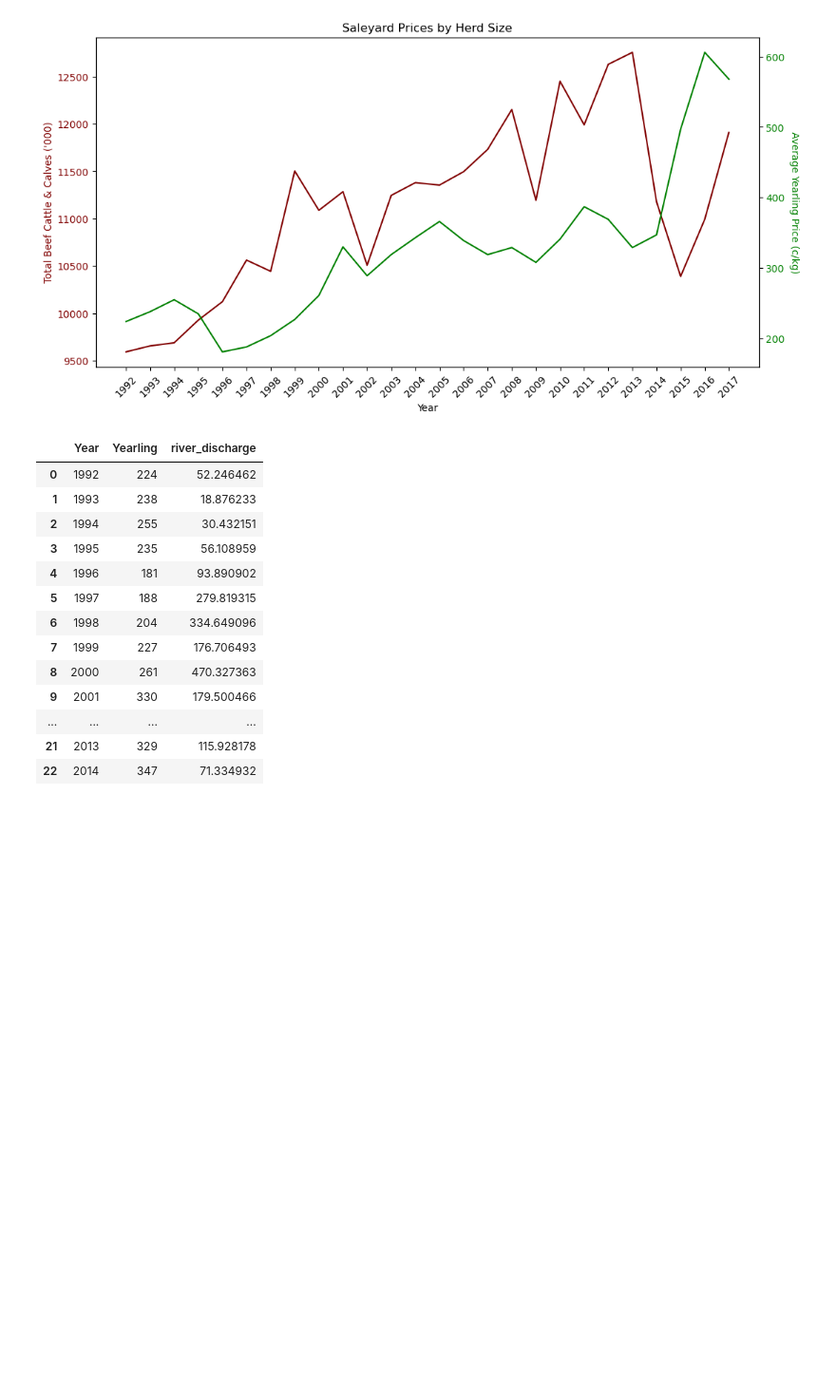
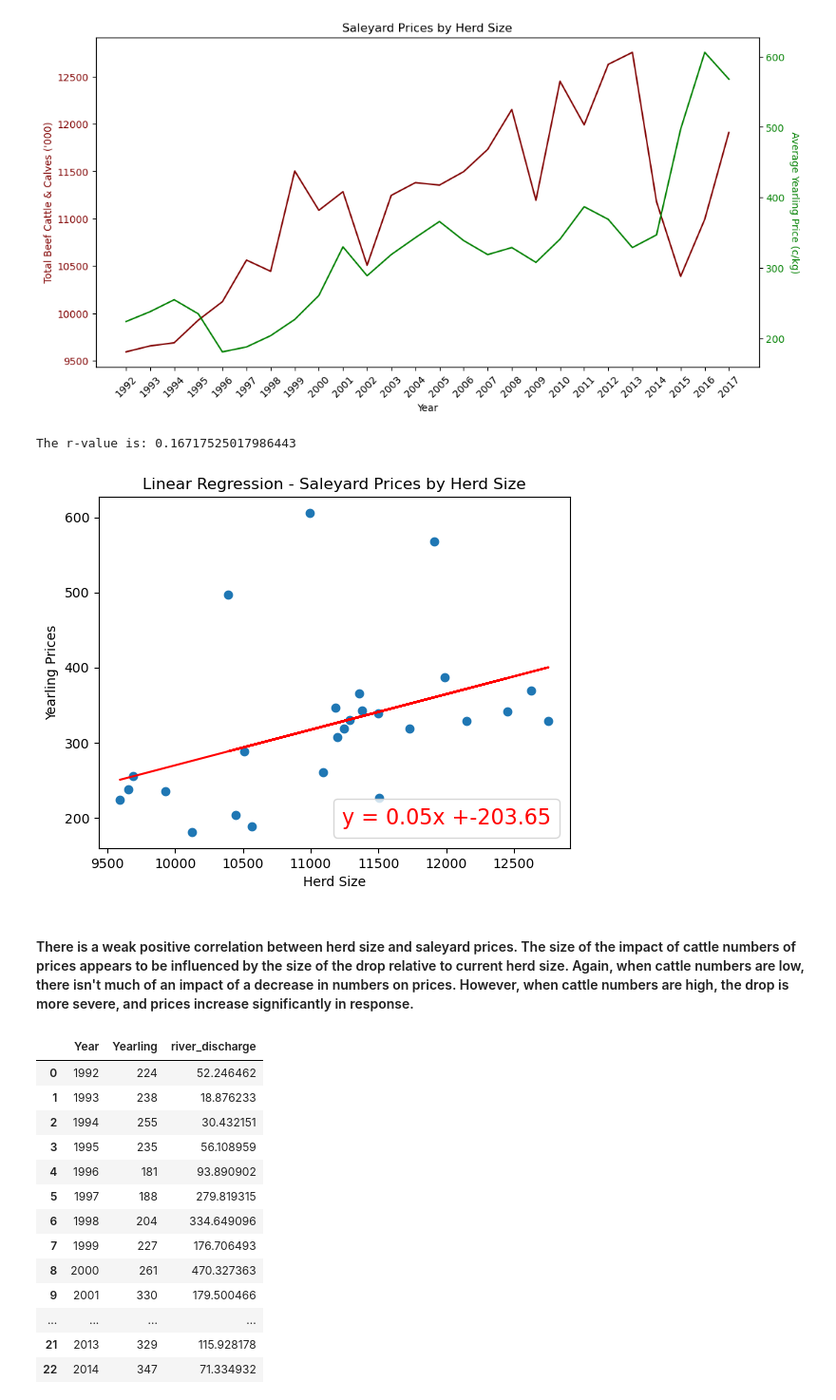
Before and after one commit to tpisel/flood-analysis, a Jupyter notebook: question_anna.ipynb, the cells around one changed output. Shown at 95% size. Saved outputs shown, nothing was run; the diff lists cells and outputs as text; code cells hidden in the pictures; blank space fills up the shorter version.

```diff
--- a/question_anna.ipynb
+++ b/question_anna.ipynb
@@ -580,6 +637,24 @@ fig.tight_layout()
 plt.show()
 # %% [output]
 [figure]
+# %%
+x_figures_prices = herd_vs_price["Queensland"]
+y_figures_prices = herd_vs_price["Yearling"]
+(slope, intercept, rvalue, pvalue, stderr) = linregress(x_figures_prices, y_figures_prices)
+regress_values = x_figures_prices * slope + intercept
+plt.scatter(x_figures_prices, y_figures_prices)
+plt.xlabel("Herd Size")
+plt.ylabel("Yearling Prices")
+plt.title("Linear Regression - Saleyard Prices by Herd Size")
+plt.plot(x_figures_prices, regress_values, "r-", label=("y = " + str(round(slope,2)) + "x +" + str(round(intercept,2))))
+plt.legend(loc="best", handletextpad=0, handlelength=0, labelcolor="red", fontsize=16)
+print(f"The r-value is: {rvalue**2}")
+plt.show()
+# %% [output]
+The r-value is: 0.16717525017986443
+[figure, added]
+# %% [markdown]
+#### There is a weak positive correlation between herd size and saleyard prices. The size of the impact of cattle numbers of prices appears to be influenced by the size of the drop relative to current herd size. Again, when cattle numbers are low, there isn't much of an impact of a decrease in numbers on prices. However, when cattle numbers are high, the drop is more severe, and prices increase significantly in response.
 # %%
 # Merge the yearling prices and river discharge dataframes,
 # based on teh year values in the yearling prices dataframe
```
Also changed, not shown: parts of 13 cells of this notebook.
